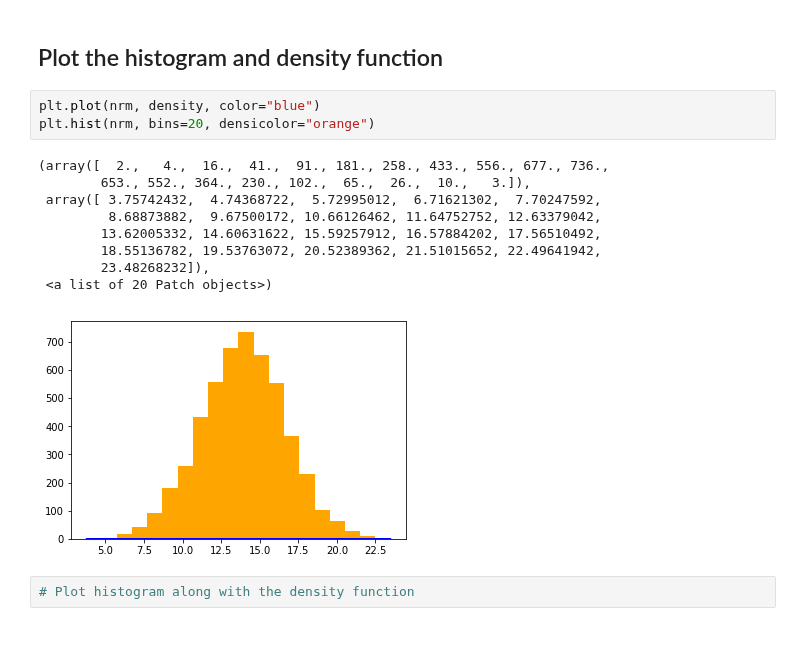
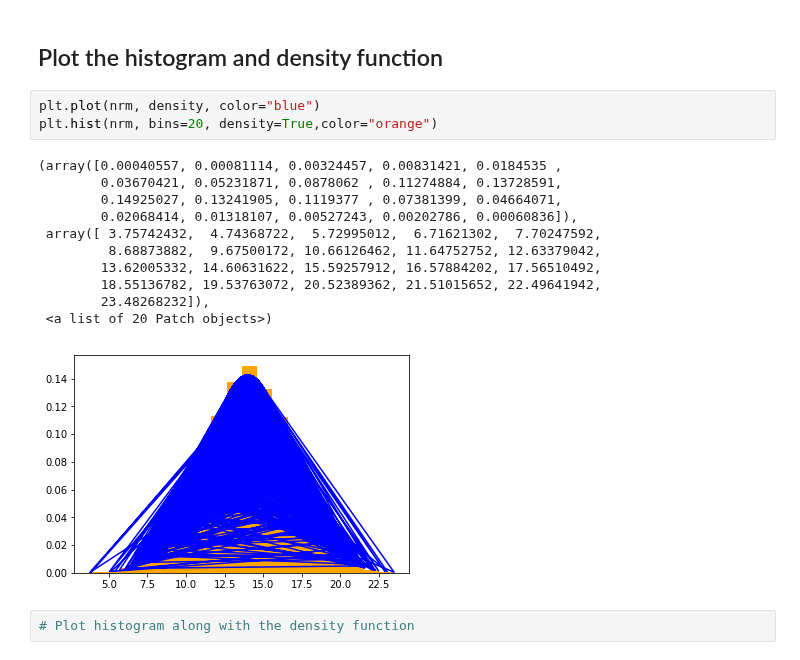
Before and after one commit to ortsed/dsc-normal-distribution-lab-dc-ds-career-042219, a Jupyter notebook: index.ipynb, the cells around one changed output. Saved outputs shown, nothing was run; the diff lists cells and outputs as text.

```diff
--- a/index.ipynb
+++ b/index.ipynb
@@ -61,17 +61,19 @@ density = [dens(x) for x in nrm]
 ## Plot the histogram and density function
 # %%
 plt.plot(nrm, density, color="blue")
-plt.hist(nrm, bins=20, densicolor="orange")
+plt.hist(nrm, bins=20, density=True,color="orange")
 # %% [output]
-(array([  2.,   4.,  16.,  41.,  91., 181., 258., 433., 556., 677., 736.,
-        653., 552., 364., 230., 102.,  65.,  26.,  10.,   3.]),
+(array([0.00040557, 0.00081114, 0.00324457, 0.00831421, 0.0184535 ,
+        0.03670421, 0.05231871, 0.0878062 , 0.11274884, 0.13728591,
+        0.14925027, 0.13241905, 0.1119377 , 0.07381399, 0.04664071,
+        0.02068414, 0.01318107, 0.00527243, 0.00202786, 0.00060836]),
  array([ 3.75742432,  4.74368722,  5.72995012,  6.71621302,  7.70247592,
          8.68873882,  9.67500172, 10.66126462, 11.64752752, 12.63379042,
         13.62005332, 14.60631622, 15.59257912, 16.57884202, 17.56510492,
         18.55136782, 19.53763072, 20.52389362, 21.51015652, 22.49641942,
         23.48268232]),
  <a list of 20 Patch objects>)
-[figure, old version]
+[figure, new version]
 # %%
 # Plot histogram along with the density function
 # %% [output]
```
